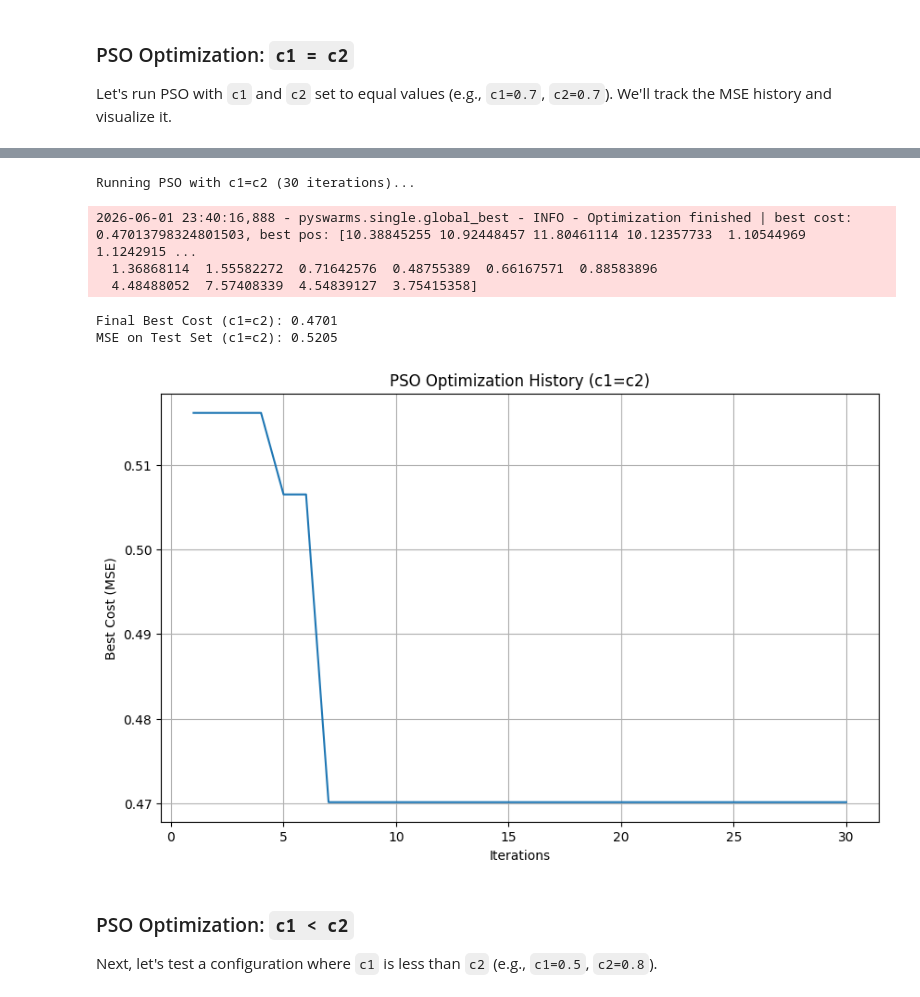
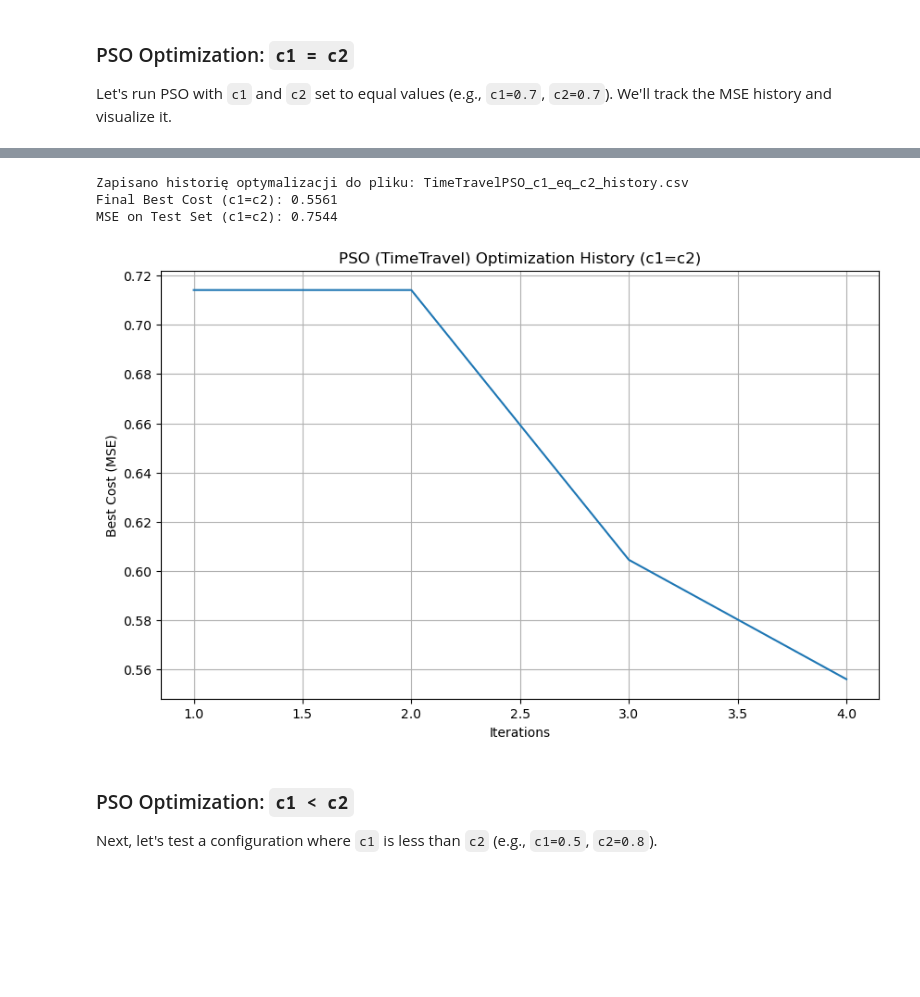
Before and after one commit to lisciu24/MIO-fuzzy-logic, a Jupyter notebook: MIO_project.ipynb, the cells around one changed output, grey strips where cells are left out. Drawn from its saved outputs; the diff is of its cells as text; code cells hidden in the pictures; blank space fills up the shorter version.

```diff
--- a/MIO_project.ipynb
+++ b/MIO_project.ipynb
@@ -539,8 +554,8 @@ def fitness_function(swarm_params):
     results = []
 
     # Dla przyspieszenia obliczeń w PSO używamy podzbioru danych treningowych
-    X_sub_np = X_train.values # Convert X_sub to a numpy array for robust iteration
-    y_sub_flat = y_train.values.flatten() # Convert y_sub to a 1D numpy array
+    X_sub_np = X_train[:50].values # Convert X_sub to a numpy array for robust iteration
+    y_sub_flat = y_train[:50].values.flatten() # Convert y_sub to a 1D numpy array
 
     default_prediction = y_sub_flat.mean()
 
@@ -674,7 +857,7 @@ Initial fuzzy system created successfully using genfis_trapmf_matlab_like.
 import pyswarms as ps
 import matplotlib.pyplot as plt
 
-def run_pso_and_get_history(n_particles, dimensions, iters, options, pso_bounds, fitness_function, X_test, y_test):
+def run_pso_and_get_history_TimeTravelPSO(n_particles, dimensions, iters, options, pso_bounds, fitness_function, X_test, y_test, csv_filename=None):
     """
     Runs PSO optimization, collects cost history, and evaluates the best model on the test set.
 
@@ -691,15 +874,29 @@ def run_pso_and_get_history(n_particles, dimensions, iters, options, pso_bounds,
     Returns:
         tuple: (final_best_cost, best_position, cost_history, mse_on_test_set)
     """
-    optimizer = ps.single.GlobalBestPSO(n_particles=n_particles, dimensions=dimensions, options=options, bounds=pso_bounds)
+    # optimizer = ps.single.GlobalBestPSO(n_particles=n_particles, dimensions=dimensions, options=options, bounds=pso_bounds)
+    # best_cost, best_pos = optimizer.optimize(fitness_function, iters=iters)
+
+    optimizer = TimeTravelPSO(n_particles=n_particles, dimensions=dimensions, options=options, bounds=pso_bounds)
     best_cost, best_pos = optimizer.optimize(fitness_function, iters=iters)
+
+    cost_history = optimizer.cost_history
+
+    # Eksport historii do CSV
+    if csv_filename:
+        df_hist = pd.DataFrame({
+            'Iteracja': range(1, len(cost_history) + 1),
+            'MSE': cost_history
+        })
+        df_hist.to_csv(csv_filename, index=False)
+        print(f"Zapisano historię optymalizacji do pliku: {csv_filename}")
 
     # Evaluate the best found position on the test set
     # fuzzy_system_creator_trapmf returns a tuple, we need only the model (first element)
     sim_model_best_pso, _, _, _, _ = fuzzy_system_creator_trapmf(best_pos)
     mse_on_test_set = evaluate(sim_model_best_pso, X_test, y_test)
 
-    return best_cost, best_pos, optimizer.cost_history, mse_on_test_set
+    return best_cost, best_pos, cost_history, mse_on_test_set
 # %% [markdown]
 ### PSO Optimization: `c1 = c2`
 
@@ -711,13 +908,13 @@ min_bound = np.array([bounds['alc'][0]]*4 + [bounds['vac'][0]]*4 + [bounds['sul'
 pso_bounds = (min_bound, max_bound)
 
 # Configuration for c1 = c2
-n_particles = 20
+n_particles = 5
 dimensions = 16 # Number of parameters for trapezoidal MFs
-iters = 30 # Using the max of range(2,7,2) as requested
+iters = 4 # Using the max of range(2,7,2) as requested
 options_c1_eq_c2 = {'c1': 0.7, 'c2': 0.7, 'w': 0.9}
 
 print("Running PSO with c1=c2 ({} iterations)...".format(iters))
-best_cost_eq, best_pos_eq, cost_history_eq, mse_pso_eq = run_pso_and_get_history(
+best_cost_eq, best_pos_eq, cost_history_eq, mse_pso_eq = run_pso_and_get_history_TimeTravelPSO(
     n_particles=n_particles,
     dimensions=dimensions,
     iters=iters,
@@ -725,7 +922,8 @@ best_cost_eq, best_pos_eq, cost_history_eq, mse_pso_eq = run_pso_and_get_history
     pso_bounds=pso_bounds,
     fitness_function=fitness_function,
     X_test=X_test,
-    y_test=y_test
+    y_test=y_test,
+    csv_filename="TimeTravelPSO_c1_eq_c2_history.csv"
 )
 
 print(f"Final Best Cost (c1=c2): {best_cost_eq:.4f}")
@@ -734,7 +932,7 @@ print(f"MSE on Test Set (c1=c2): {mse_pso_eq:.4f}")
 # Plot the cost history
 plt.figure(figsize=(10, 6))
 plt.plot(range(1, iters + 1), cost_history_eq)
-plt.title('PSO Optimization History (c1=c2)')
+plt.title('PSO (TimeTravel) Optimization History (c1=c2)')
 plt.xlabel('Iterations')
 plt.ylabel('Best Cost (MSE)')
 plt.grid(True)
@@ -744,10 +942,7 @@ plt.show()
-Running PSO with c1=c2 (30 iterations)...
+Zapisano historię optymalizacji do pliku: TimeTravelPSO_c1_eq_c2_history.csv
+Final Best Cost (c1=c2): 0.5561
+MSE on Test Set (c1=c2): 0.7544
-2026-06-01 23:40:16,888 - pyswarms.single.global_best - INFO - Optimization finished | best cost: 0.47013798324801503, best pos: [10.38845255 10.92448457 11.80461114 10.12357733  1.10544969  1.1242915 ...
-  1.36868114  1.55582272  0.71642576  0.48755389  0.66167571  0.88583896
-  4.48488052  7.57408339  4.54839127  3.75415358]
-Final Best Cost (c1=c2): 0.4701
-MSE on Test Set (c1=c2): 0.5205
-[figure, old version]
+[figure, new version]
 # %% [markdown]
 ### PSO Optimization: `c1 < c2`
 
```
Also changed, not shown: parts of 32 cells of this notebook, 12 other files.
